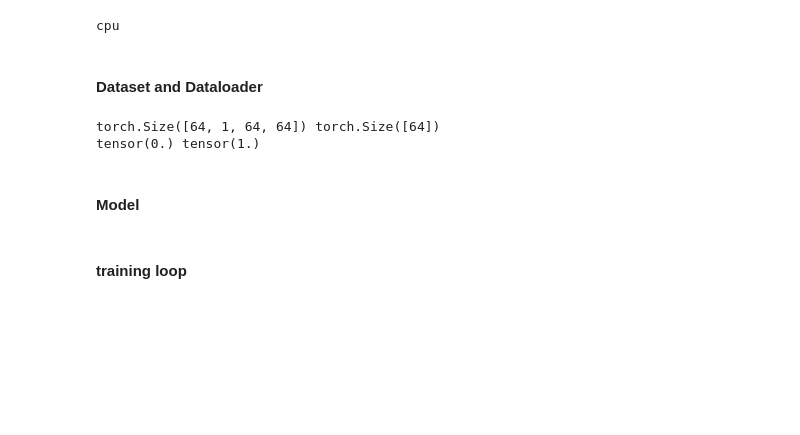
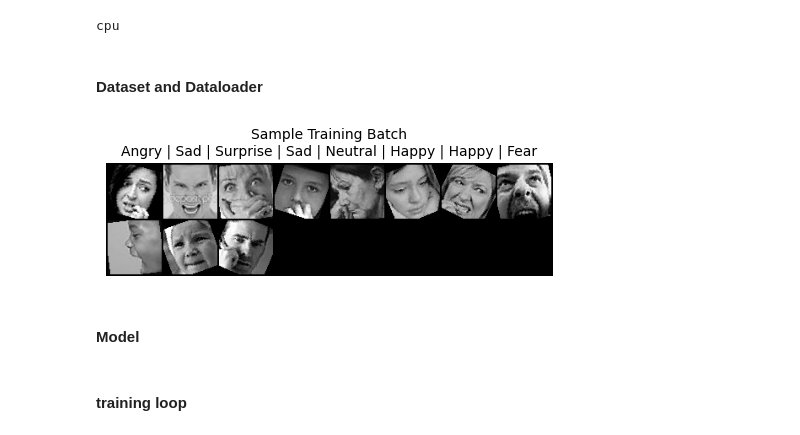
Before and after one commit to Tank86092/NTU2025ML, a Jupyter notebook: HW2/2025ML_HW2_pretrained.ipynb, the cells around one changed output. Drawn from its saved outputs; the diff is of its cells as text; code cells hidden in the pictures; blank space fills up the shorter version.

```diff
--- a/HW2/2025ML_HW2_pretrained.ipynb
+++ b/HW2/2025ML_HW2_pretrained.ipynb
@@ -39,10 +44,10 @@ from tqdm import tqdm
 # %%
 # TODO: modify the hyperparameters
 config = Namespace(
-    random_seed = 42,
+    random_seed = 102,
     BATCH = 64,
     n_epoch = 20,
-    lr = 2e-3,
+    lr = 1e-3,
     weight_decay = 1e-7,
     ckpt_path = 'model.pth',
 )
@@ -91,7 +96,8 @@ class FaceExpressionDataset(Dataset):
 # TODO: define your augmentation for training and evaluation
 train_tfm = T.Compose([
     T.RandomHorizontalFlip(),
-    T.RandomAffine(degrees=10, translate=(0.05, 0.05), scale=(0.95, 1.05)),
+    T.RandomAffine(degrees=30, scale=(0.90, 1.1)),
+    T.ColorJitter(brightness=0.2, contrast=0.2, saturation=0.15, hue=0.05),
     T.ToTensor(),
 
 ])
@@ -107,12 +113,52 @@ test_dataset = FaceExpressionDataset(TST_PATH, tfm=eval_tfm)
 train_loader = DataLoader(train_dataset, batch_size=config.BATCH, shuffle=True)
 valid_loader = DataLoader(valid_dataset, batch_size=config.BATCH, shuffle=False)
 test_loader = DataLoader(test_dataset, batch_size=config.BATCH, shuffle=False)
-image, label = next(iter(train_loader))
-print(image.shape, label.shape)
-print(image.min(), image.max())
-# %% [output]
-torch.Size([64, 1, 64, 64]) torch.Size([64])
-tensor(0.) tensor(1.)
+# %%
+import matplotlib.pyplot as plt
+import torchvision
+
+def show_batch(images, labels, classes=None, nrow=8, title="Sample Training Batch"):
+    """
+    Visualize a batch of images from a DataLoader.
+
+    Args:
+        images (Tensor): Batch of images [B, C, H, W]
+        labels (Tensor): Corresponding labels [B]
+        classes (list, optional): Class names corresponding to label indices.
+        nrow (int): Number of images per row in the grid.
+        title (str): Title for the plot.
+    """
+    # Denormalize (if you used normalization in transforms)
+    img = images.clone()
+    select = [i for i, x in enumerate(labels.tolist()) if x == 2]
+    img = img[select]
+
+
+    # Make grid
+    grid = torchvision.utils.make_grid(img, nrow=nrow, padding=2)
+    plt.figure(figsize=(nrow * 0.72, nrow * 0.72))
+    plt.imshow(grid.permute(1, 2, 0))
+    plt.axis("off")
+
+    # Add labels below each image
+    if classes is not None:
+        label_texts = [classes[l.item()] if isinstance(l.item(), int) else str(l) for l in labels[:nrow]]
+        plt.title(f"{title}\n" + " | ".join(label_texts), fontsize=10)
+    else:
+        plt.title(title)
+
+    plt.show()
+
+# Get a batch
+images, labels = next(iter(train_loader))
+
+# Define your class names (adjust to your dataset)
+classes = ["Angry", "Disgust", "Fear", "Happy", "Sad", "Surprise", "Neutral"]
+
+# Visualize
+show_batch(images, labels, classes=classes)
+# %% [output]
+[figure, added]
 # %% [markdown]
 #### Model
 # %%
```
Also changed, not shown: parts of 5 cells of this notebook, 1 other file.
